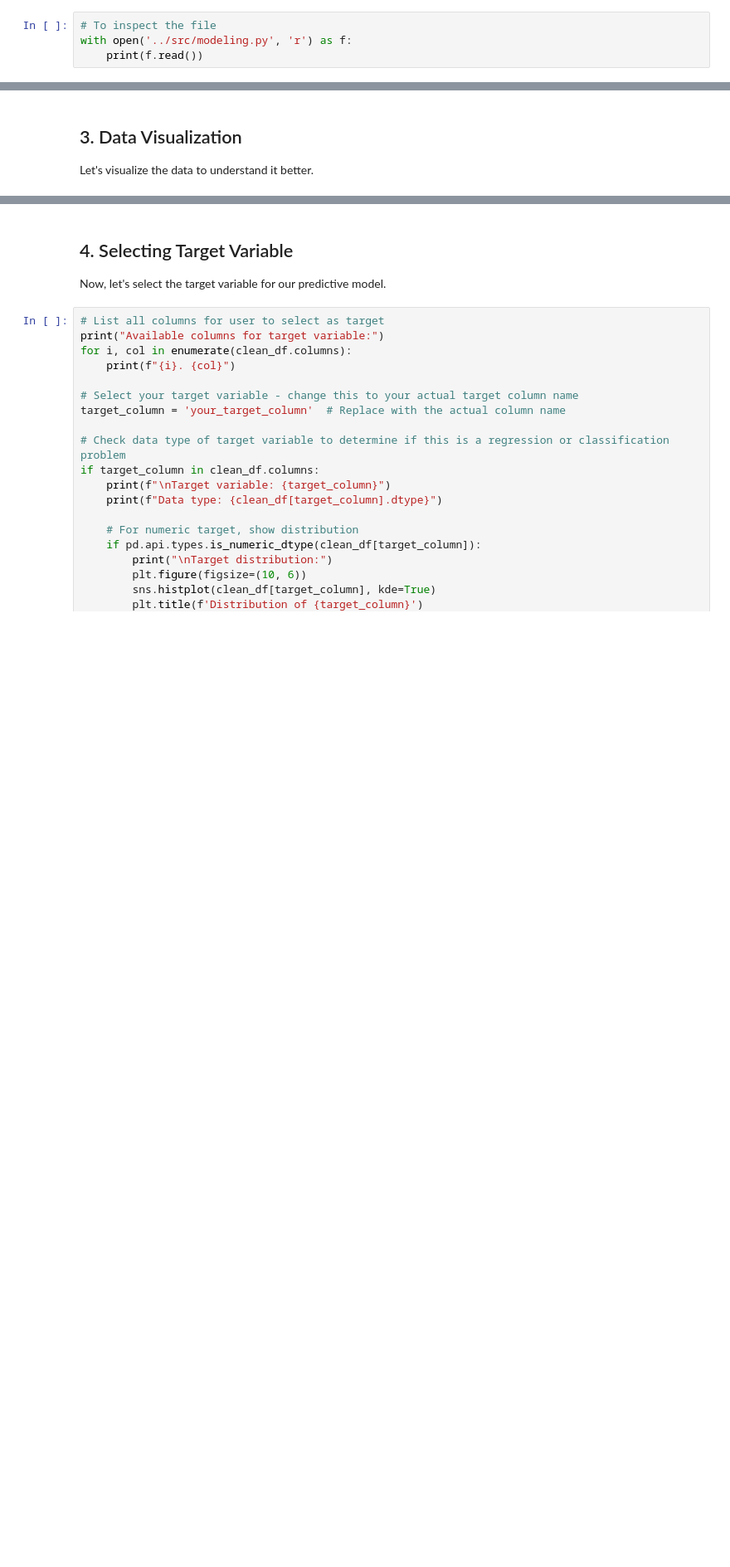
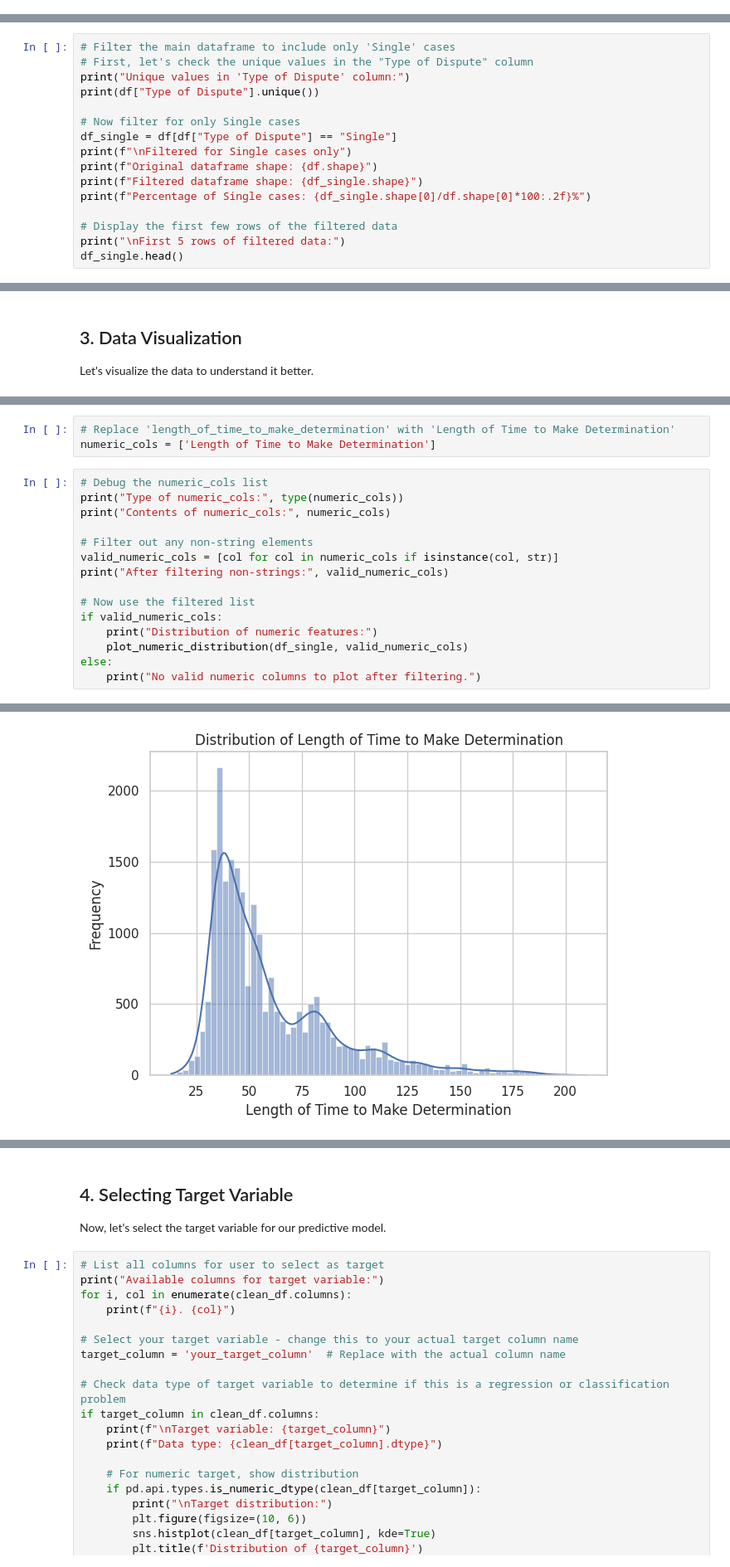
Before and after one commit to wesleycoates/IDRPublic, a Jupyter notebook: notebooks/exploration.ipynb, the cells around one changed output, grey strips where cells are left out. Shown: that part at 83% size. Saved outputs shown, nothing was run; the diff lists cells and outputs as text; blank space fills up the shorter version.

Commit message:
Tweaks to exploration Notebook and base visualization.py file

```diff
--- a/notebooks/exploration.ipynb
+++ b/notebooks/exploration.ipynb
@@ -6,7 +6,3 @@ This notebook guides you through the process of exploring your data and building
 ## 1. Setup and Data Loading
 
 First, let's import the necessary libraries and load our data.
-# %%
-# To inspect the file
-with open('../src/modeling.py', 'r') as f:
-    print(f.read())
@@ -190,0 +350,16 @@ if categorical_cols:
+# %%
+# Filter the main dataframe to include only 'Single' cases
+# First, let's check the unique values in the "Type of Dispute" column
+print("Unique values in 'Type of Dispute' column:")
+print(df["Type of Dispute"].unique())
+
+# Now filter for only Single cases
+df_single = df[df["Type of Dispute"] == "Single"]
+print(f"\nFiltered for Single cases only")
+print(f"Original dataframe shape: {df.shape}")
+print(f"Filtered dataframe shape: {df_single.shape}")
+print(f"Percentage of Single cases: {df_single.shape[0]/df.shape[0]*100:.2f}%")
+
+# Display the first few rows of the filtered data
+print("\nFirst 5 rows of filtered data:")
+df_single.head()
@@ -194,0 +391,19 @@ Let's visualize the data to understand it better.
+# %%
+# Replace 'length_of_time_to_make_determination' with 'Length of Time to Make Determination'
+numeric_cols = ['Length of Time to Make Determination']
+# %%
+# Debug the numeric_cols list
+print("Type of numeric_cols:", type(numeric_cols))
+print("Contents of numeric_cols:", numeric_cols)
+
+# Filter out any non-string elements
+valid_numeric_cols = [col for col in numeric_cols if isinstance(col, str)]
+print("After filtering non-strings:", valid_numeric_cols)
+
+# Now use the filtered list
+if valid_numeric_cols:
+    print("Distribution of numeric features:")
+    plot_numeric_distribution(df_single, valid_numeric_cols)
+else:
+    print("No valid numeric columns to plot after filtering.")
+# %% [output]
@@ -195,3 +414,4 @@ Let's visualize the data to understand it better.
+[figure, added]
 # %%
 # Distribution of numeric features
 if numeric_cols:
```
Also changed, not shown: parts of 10 cells of this notebook, 1 other file.
